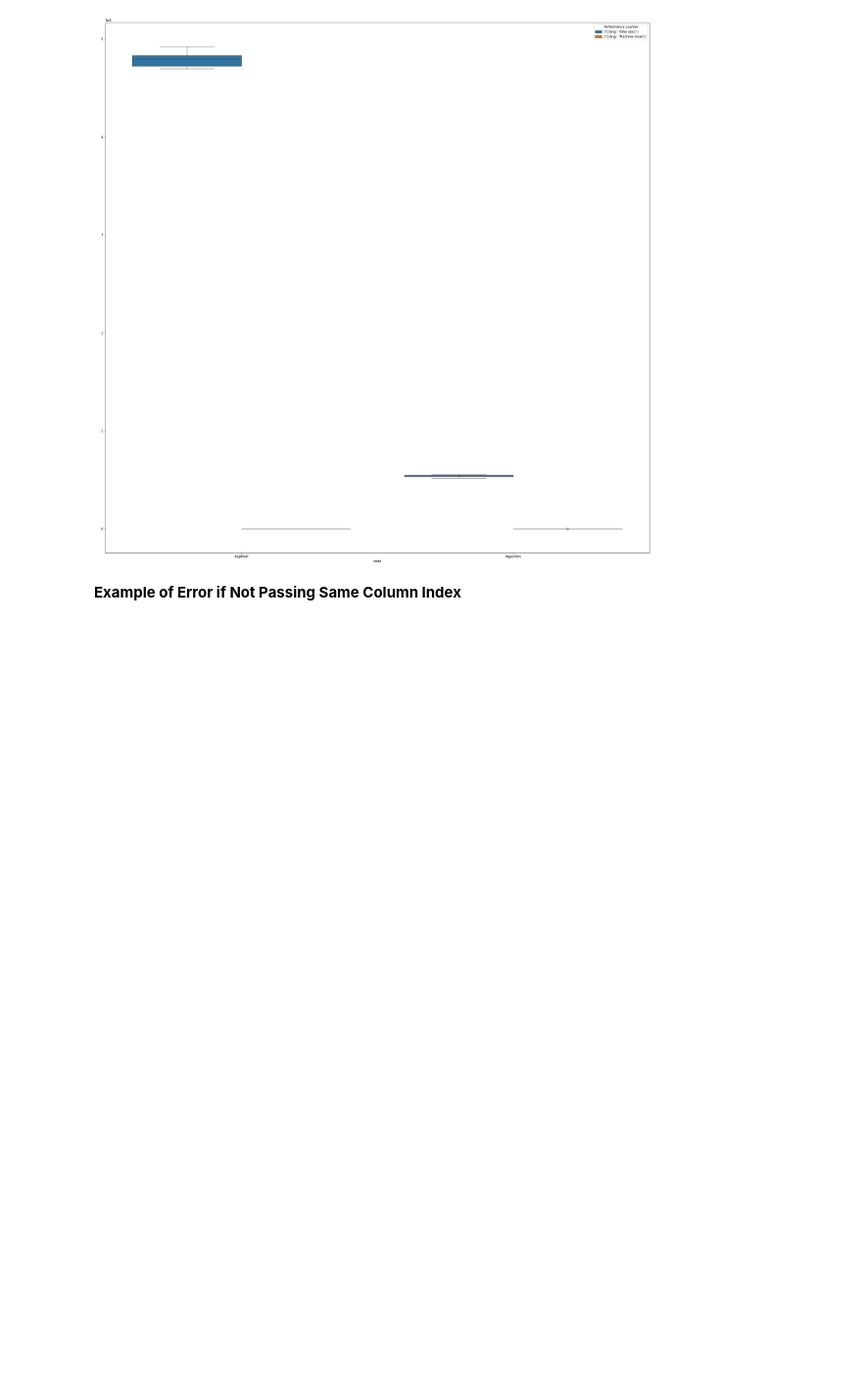
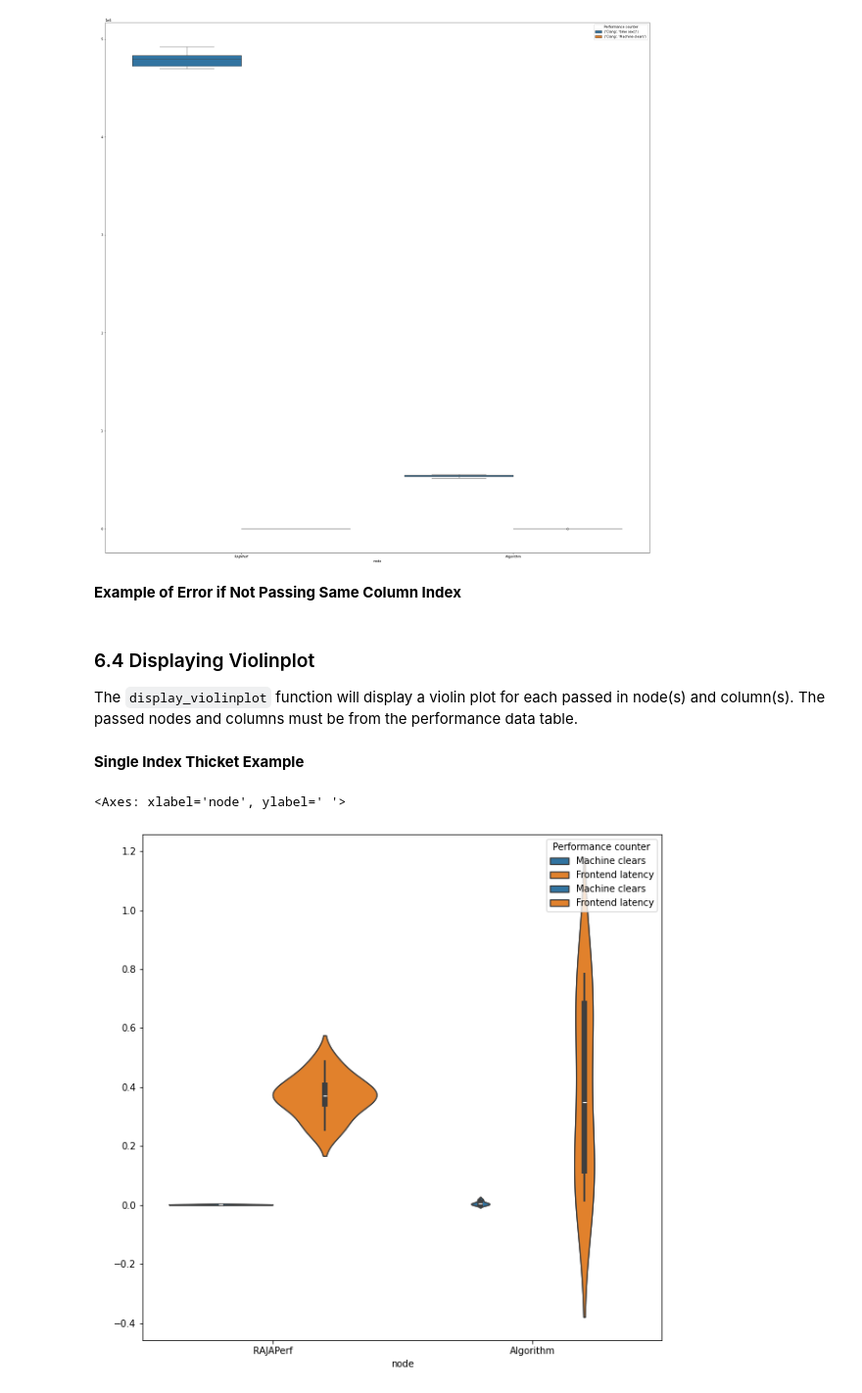
Before and after one commit to LLNL/thicket, a Jupyter notebook: docs/stats-functions.ipynb, the cells around one changed output. Shown at 98% size. Saved outputs shown, nothing was run; the diff lists cells and outputs as text; code cells hidden in the pictures; blank space fills up the shorter version.

```diff
--- a/docs/stats-functions.ipynb
+++ b/docs/stats-functions.ipynb
@@ -657,3 +658,22 @@ th.display_boxplot(
 #     nodes=n,
 #     columns=[("Clang", "time (exc)"), ("GCC", "Machine clears")]
 # )
+# %% [markdown]
+### 6.4 Displaying Violinplot
+
+The `display_violinplot` function will display a violin plot for each passed in node(s) and column(s). The passed nodes and columns must be from the performance data table.
+# %%
+# Getting nodes to pass
+n = pd.unique(combined_th.dataframe.reset_index()["node"])[0:2].tolist()
+# %% [markdown]
+**Single Index Thicket Example**
+# %%
+plt.figure(figsize=(10, 10))
+th.stats.display_violinplot(
+    clang_th,
+    nodes=n,
+    columns=["Machine clears", "Frontend latency"]
+)
+# %% [output]
+<Axes: xlabel='node', ylabel=' '>
+[figure, added]
```
Also changed, not shown: parts of 54 cells of this notebook.
